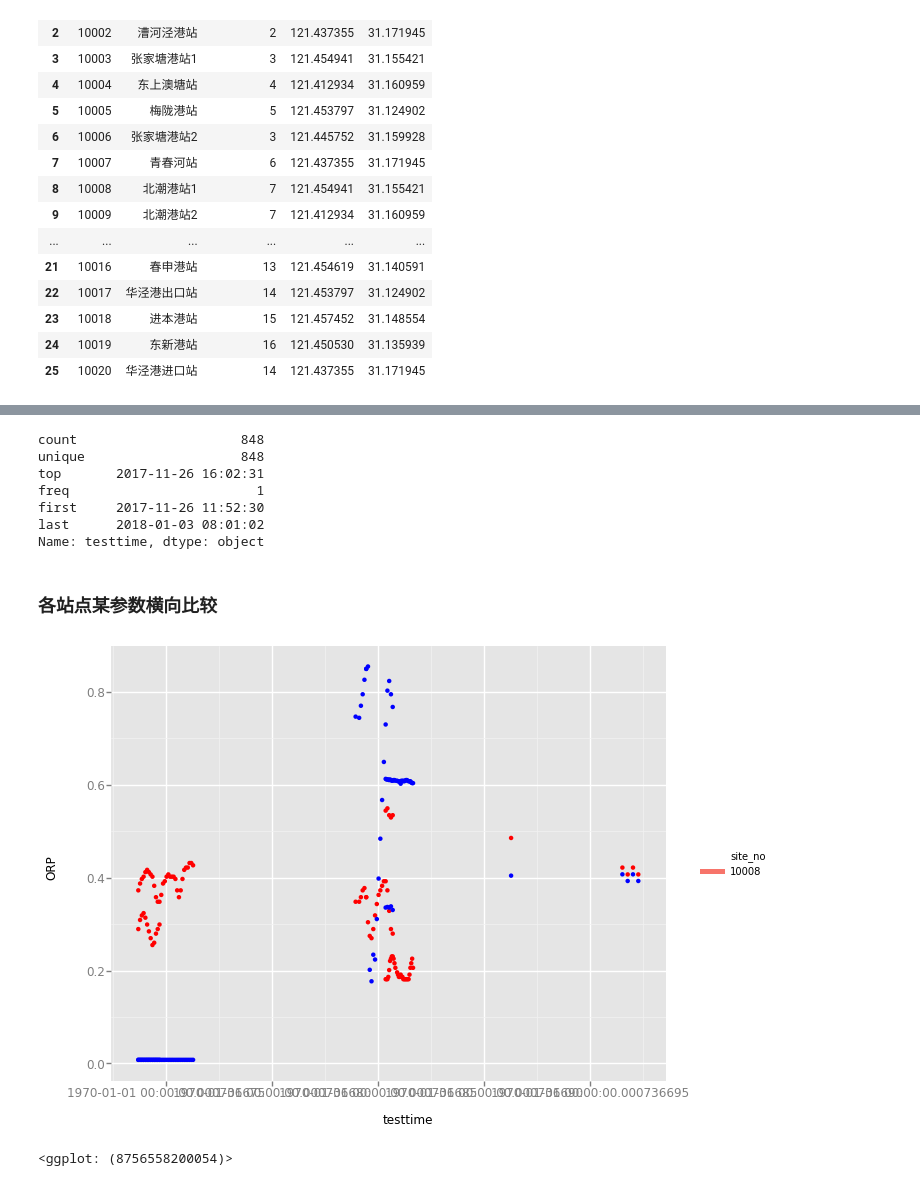
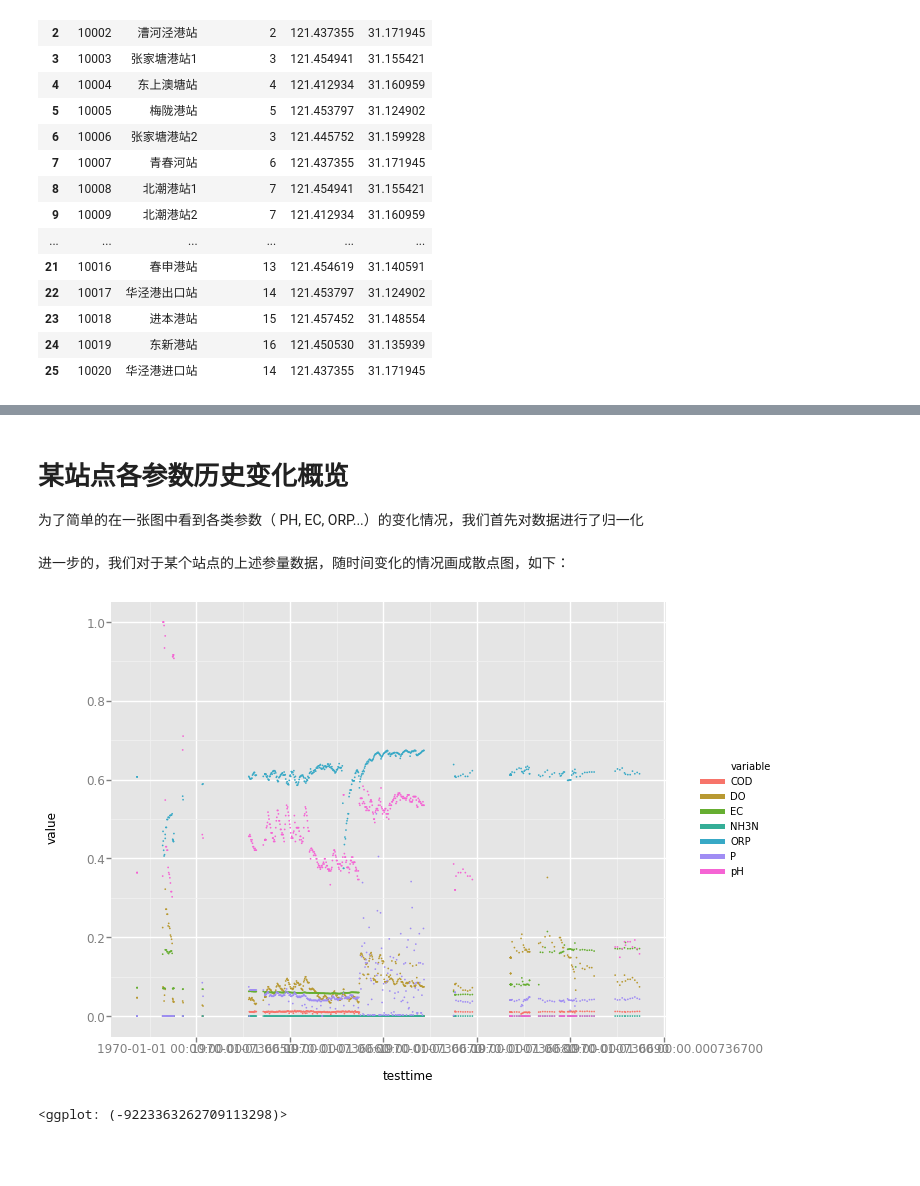
Before and after one commit to ZionPF/jupyter, a Jupyter notebook: water_quality.ipynb, the cells around one changed output, grey strips where cells are left out. Saved outputs shown, nothing was run; the diff lists cells and outputs as text; code cells hidden in the pictures; blank space fills up the shorter version.

```diff
--- a/water_quality.ipynb
+++ b/water_quality.ipynb
@@ -148,20 +198,24 @@ print(p)
 # %%
 # A list of water data, ID = Site_no
 #首先，对数据进行归类和清洗，将每个站点的数据归纳到一个字典下，并且筛选掉有问题的数据
-water_list = []
-for i in range(10000,10029):
-    water_temp = water_data[water_data.site_no==i]
-    water_temp = water_temp[water_temp.pH>=3]
-    water_temp.testtime = water_temp.testtime.apply(parse)
-    if len(water_temp) > 0:
-        water_list.append(water_temp)
+# water_list = []
+# for i in range(10000,10029):
+#     water_temp = water_data[water_data.site_no==i]
+#     water_temp = water_temp[water_temp.pH>=3]
+#     water_temp.testtime = water_temp.testtime.apply(parse)
+#     if len(water_temp) > 0:
+#         water_list.append(water_temp)
 
-water_list[9].testtime.describe()
+# water_list[9].testtime.describe()
+#纵向对一个站点的数据进行初步的绘图，观察有无相关联的可能性。
+
+# def plot_site_corelation(siteno):
+#     plt.subplot(1,1,1)
+#     water_list[siteno].plot(x='testtime',y='pH',kind='line')
+#     water_list[siteno].plot(x='testtime',y='ORP',kind='line')
+#     water_list[siteno].plot(x='testtime',y='DO',kind='line')
+#     water_list[siteno].plot(x='testtime',y='turbidity',kind='line')
+#     water_list[siteno].plot(x='testtime',y='P',kind='line')
+
+
+#plot_site_corelation(20)
-# %% [output]
-count                     848
-unique                    848
-top       2017-11-26 16:02:31
-freq                        1
-first     2017-11-26 11:52:30
-last      2018-01-03 08:01:02
-Name: testtime, dtype: object
@@ -181,2 +221,0 @@ def plot_site_corelation(siteno):
-# %% [markdown]
-### 各站点某参数横向比较
@@ -194,3 +222,7 @@ water_n.head()
+# %% [markdown]
+# 某站点各参数历史变化概览
+
+为了简单的在一张图中看到各类参数（ PH, EC, ORP...）的变化情况，我们首先对数据进行了归一化
 # %%
 #归一化
 water_n = water_data
@@ -203,15 +235,18 @@ water_n.P = (water_n.P - water_n.P.min())/(water_n.P.max()-water_n.P.min())
 water_n.NH3N = (water_n.NH3N - water_n.NH3N.min())/(water_n.NH3N.max()-water_n.NH3N.min())
 
 #(df_test_1 - df_test_1.min()) / (df_test_1.max() - df_test_1.min())
+# %% [markdown]
+进一步的，我们对于某个站点的上述参量数据，随时间变化的情况画成散点图，如下：
 # %%
-water_q = water_n[water_n.site_no=='10008']
-water_q = water_n.loc[:,['testtime','pH','EC','ORP','DO','COD','P','NH3N']]
-pd.melt(water_q,id_vars='testtime')
-#water_melt.head()water_meltgplot(gp.aes(x='testtime',y='P',color = 'site_no'),data=water_data)+gp.geom_point()
-#print(p)
+def plot_site(siteN):
+    water_q = water_n[water_n.site_no==siteN]
+    water_q.head()
+    water_q = water_q.loc[:,['testtime','pH','EC','ORP','DO','COD','P','NH3N']]
+    water_melt = pd.melt(water_q,id_vars='testtime')
+    p = gp.ggplot(gp.aes(x='testtime',y='value',color = 'variable'),data=water_melt)+gp.geom_point(gp.aes(size=3))
+    print(p)
-# %%
-p=gp.ggplot(gp.aes(x='testtime',color = 'site_no'),data=water_data[water_data.site_no=='10008'])+gp.geom_point(gp.aes(y='pH',color = 'red')) + gp.geom_point(gp.aes(y='ORP',color='blue'))
-print(p)
-# %% [output]
-[figure, removed]
-<ggplot: (8756558200054)>
+# %%
+plot_site('10005')
+# %% [output]
+[figure, added]
+<ggplot: (-9223363262709113298)>
```
Also changed, not shown: parts of 19 cells of this notebook, 11 other files.
